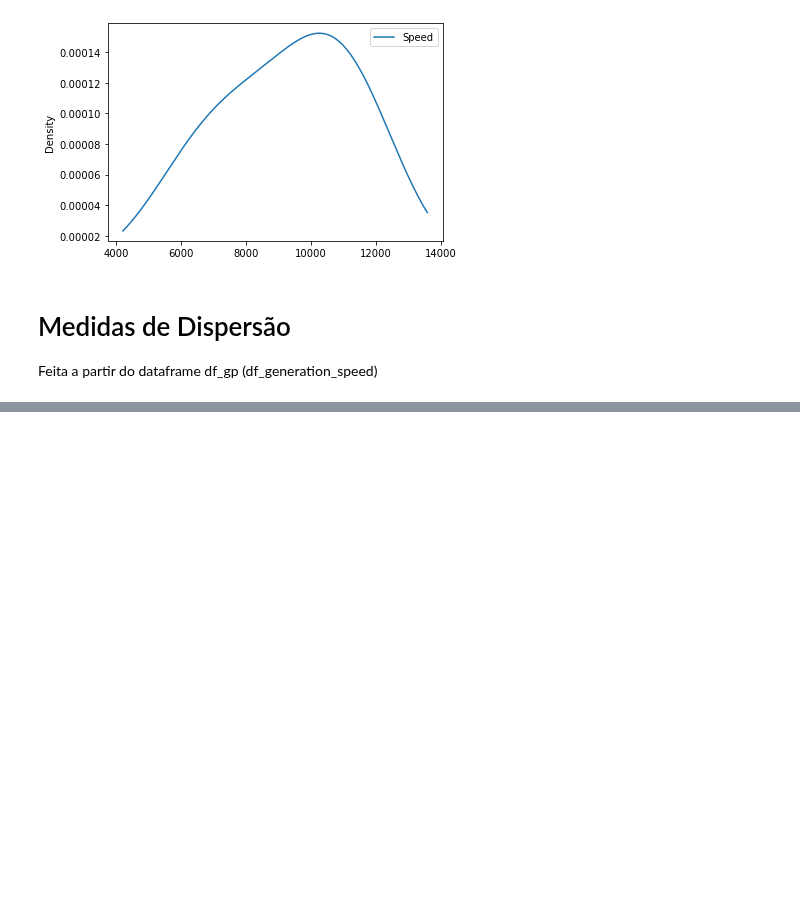
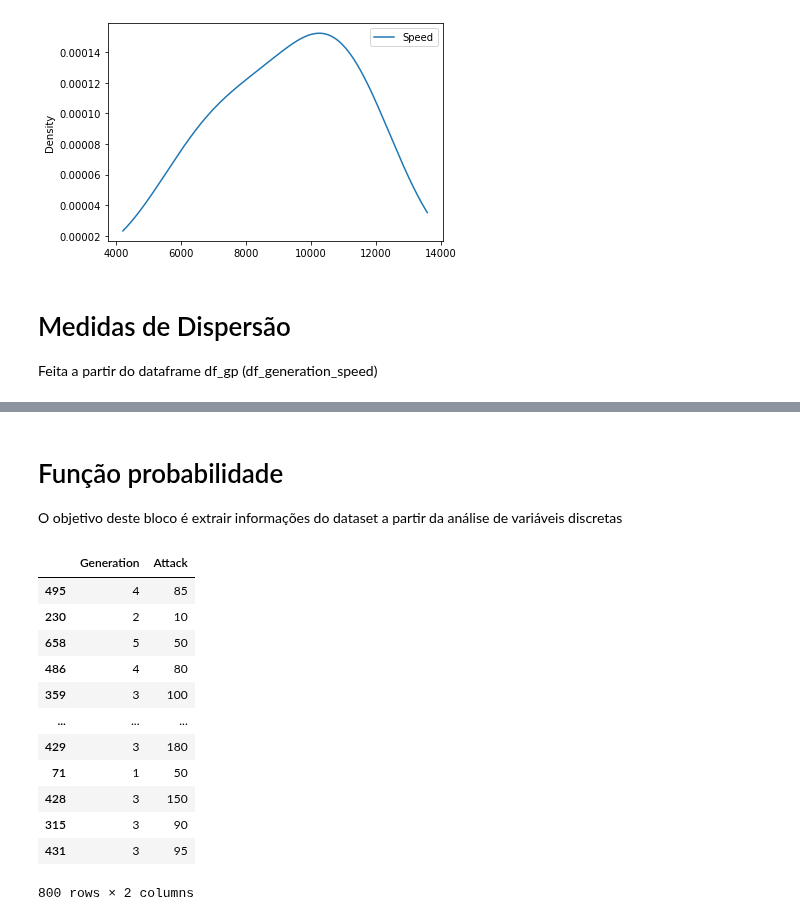
Before and after one commit to mathemaia/studies, a Jupyter notebook: Python/Jupyter/pokemon/pokemon.ipynb, the cells around one changed output, grey strips where cells are left out. Drawn from its saved outputs; the diff is of its cells as text; code cells hidden in the pictures; blank space fills up the shorter version.

```diff
--- a/Python/Jupyter/pokemon/pokemon.ipynb
+++ b/Python/Jupyter/pokemon/pokemon.ipynb
@@ -108,0 +119,20 @@ for i in valores_speed:
+# %% [markdown]
+# Função probabilidade
+O objetivo deste bloco é extrair informações do dataset a partir da análise de variáveis discretas
+# %%
+gen_infos = pd.DataFrame({'Generation': df['Generation'], 'Attack': df['Attack']})
+gen_infos
+# %% [output]
+|  | Generation | Attack |
+| 495 | 4 | 85 |
+| 230 | 2 | 10 |
+| 658 | 5 | 50 |
+| 486 | 4 | 80 |
+| 359 | 3 | 100 |
+| ... | ... | ... |
+| 429 | 3 | 180 |
+| 71 | 1 | 50 |
+| 428 | 3 | 150 |
+| 315 | 3 | 90 |
+| 431 | 3 | 95 |
+800 rows × 2 columns
```
Also changed, not shown: parts of 16 cells of this notebook.
